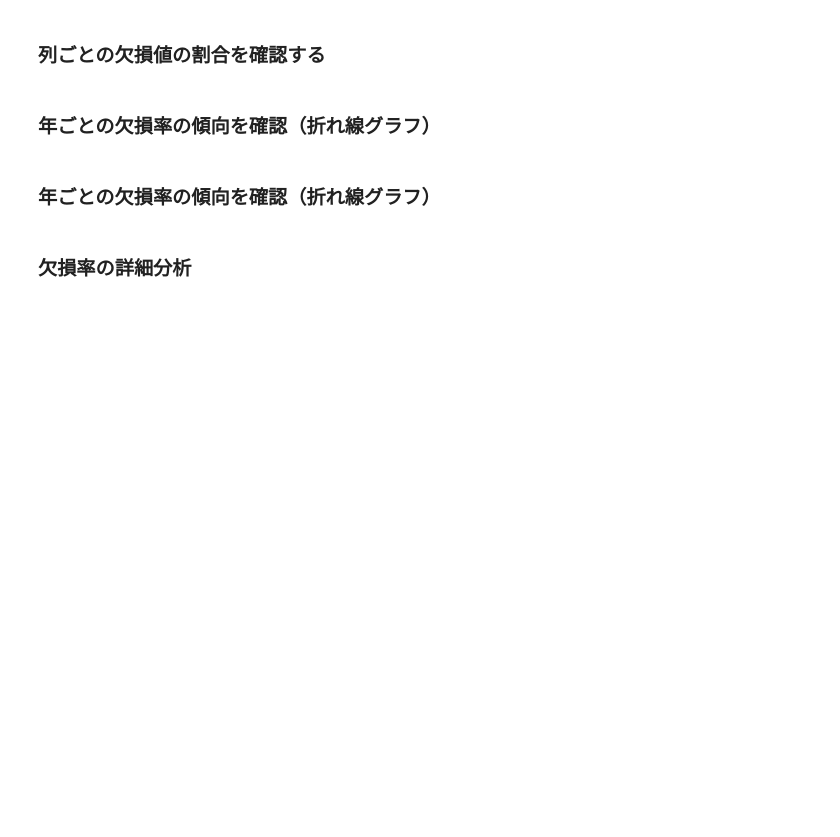
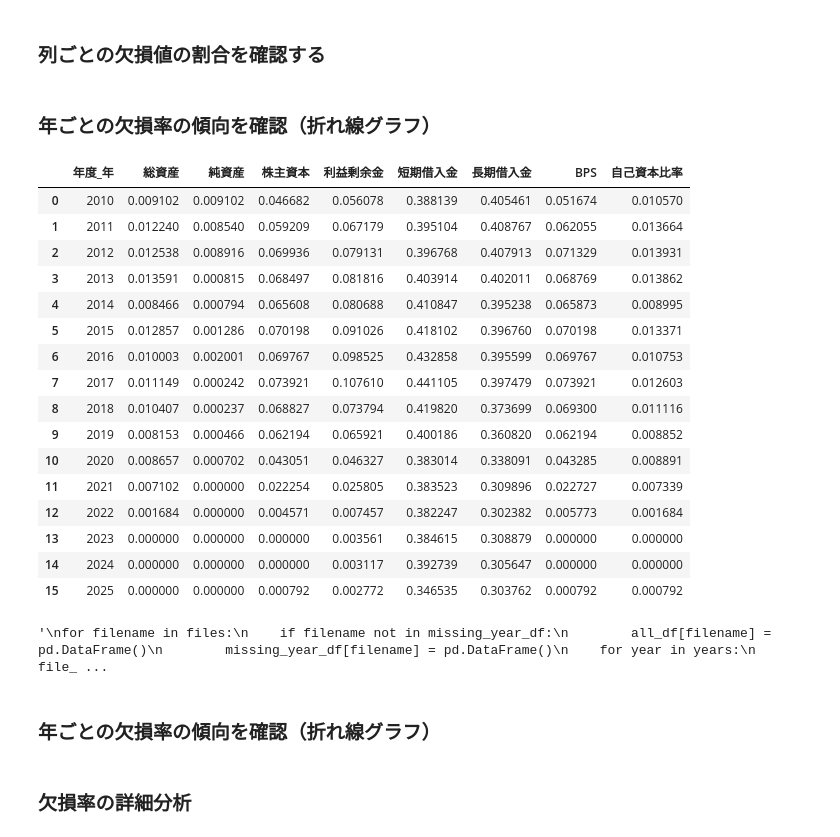
Before and after one commit to Tetibeam/003_stock_screening_preproc, a Jupyter notebook: analyssis.ipynb, the cells around one changed output. Drawn from its saved outputs; the diff is of its cells as text; code cells hidden in the pictures; blank space fills up the shorter version.

```diff
--- a/analyssis.ipynb
+++ b/analyssis.ipynb
@@ -148,6 +116,47 @@ for filename in files:
     fig.show()
 # %% [markdown]
 ### 年ごとの欠損率の傾向を確認（折れ線グラフ）
+# %%
+#missing_year_df = {}
+pd.options.display.max_rows = 1000
+#display(all_df[settings["files"][0]].head(1000))
+df = all_df[settings["files"][0]].copy()
+df["年度_年"] = df["年度"].astype(str).str[:4].astype(int)
+
+missing_ratio_by_year = (
+    df.drop(columns=["コード", "年度"])
+      .groupby("年度_年")
+      .agg(lambda g: g.isnull().mean())
+      .reset_index()
+)
+display(missing_ratio_by_year)
+fig = px.line(
+    missing_ratio_by_year,
+    x="年度_年",
+    y=missing_ratio_by_year.columns.drop("年度_年"),
+    title="年度別 欠損値割合の推移",
+    markers=True,
+)
+fig.show()
+# %% [output]
+|  | 年度_年 | 総資産 | 純資産 | 株主資本 | 利益剰余金 | 短期借入金 | 長期借入金 | BPS | 自己資本比率 |
+| 0 | 2010 | 0.009102 | 0.009102 | 0.046682 | 0.056078 | 0.388139 | 0.405461 | 0.051674 | 0.010570 |
+| 1 | 2011 | 0.012240 | 0.008540 | 0.059209 | 0.067179 | 0.395104 | 0.408767 | 0.062055 | 0.013664 |
+| 2 | 2012 | 0.012538 | 0.008916 | 0.069936 | 0.079131 | 0.396768 | 0.407913 | 0.071329 | 0.013931 |
+| 3 | 2013 | 0.013591 | 0.000815 | 0.068497 | 0.081816 | 0.403914 | 0.402011 | 0.068769 | 0.013862 |
+| 4 | 2014 | 0.008466 | 0.000794 | 0.065608 | 0.080688 | 0.410847 | 0.395238 | 0.065873 | 0.008995 |
+| 5 | 2015 | 0.012857 | 0.001286 | 0.070198 | 0.091026 | 0.418102 | 0.396760 | 0.070198 | 0.013371 |
+| 6 | 2016 | 0.010003 | 0.002001 | 0.069767 | 0.098525 | 0.432858 | 0.395599 | 0.069767 | 0.010753 |
+| 7 | 2017 | 0.011149 | 0.000242 | 0.073921 | 0.107610 | 0.441105 | 0.397479 | 0.073921 | 0.012603 |
+| 8 | 2018 | 0.010407 | 0.000237 | 0.068827 | 0.073794 | 0.419820 | 0.373699 | 0.069300 | 0.011116 |
+| 9 | 2019 | 0.008153 | 0.000466 | 0.062194 | 0.065921 | 0.400186 | 0.360820 | 0.062194 | 0.008852 |
+| 10 | 2020 | 0.008657 | 0.000702 | 0.043051 | 0.046327 | 0.383014 | 0.338091 | 0.043285 | 0.008891 |
+| 11 | 2021 | 0.007102 | 0.000000 | 0.022254 | 0.025805 | 0.383523 | 0.309896 | 0.022727 | 0.007339 |
+| 12 | 2022 | 0.001684 | 0.000000 | 0.004571 | 0.007457 | 0.382247 | 0.302382 | 0.005773 | 0.001684 |
+| 13 | 2023 | 0.000000 | 0.000000 | 0.000000 | 0.003561 | 0.384615 | 0.308879 | 0.000000 | 0.000000 |
+| 14 | 2024 | 0.000000 | 0.000000 | 0.000000 | 0.003117 | 0.392739 | 0.305647 | 0.000000 | 0.000000 |
+| 15 | 2025 | 0.000000 | 0.000000 | 0.000792 | 0.002772 | 0.346535 | 0.303762 | 0.000792 | 0.000792 |
+'\nfor filename in files:\n    if filename not in missing_year_df:\n        all_df[filename] = pd.DataFrame()\n        missing_year_df[filename] = pd.DataFrame()\n    for year in years:\n        file_ ...
 # %%
 # 各カラムの欠損率推移を折れ線グラフで表示
 for filename in files:
```
Also changed, not shown: parts of 4 cells of this notebook.
